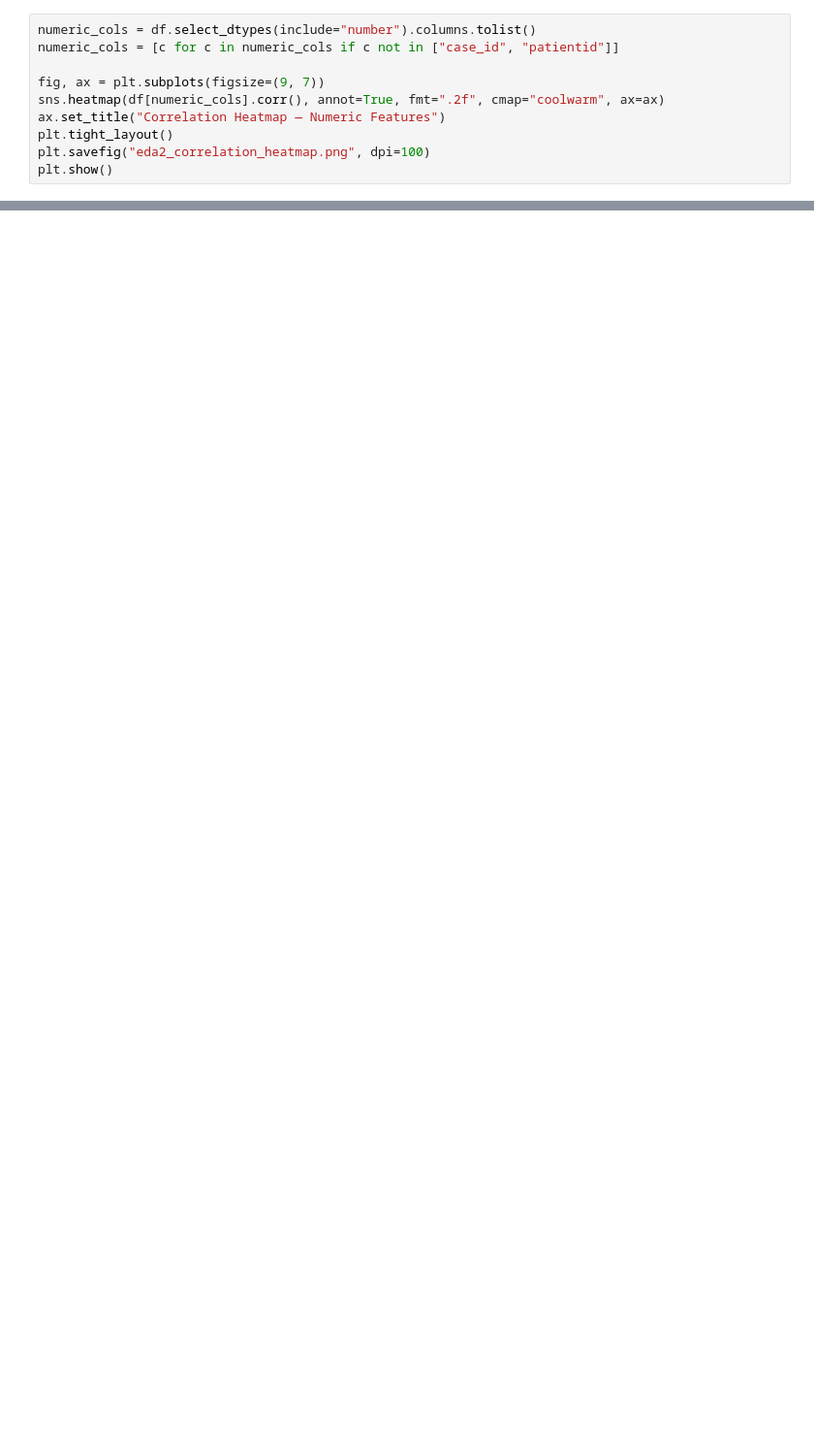
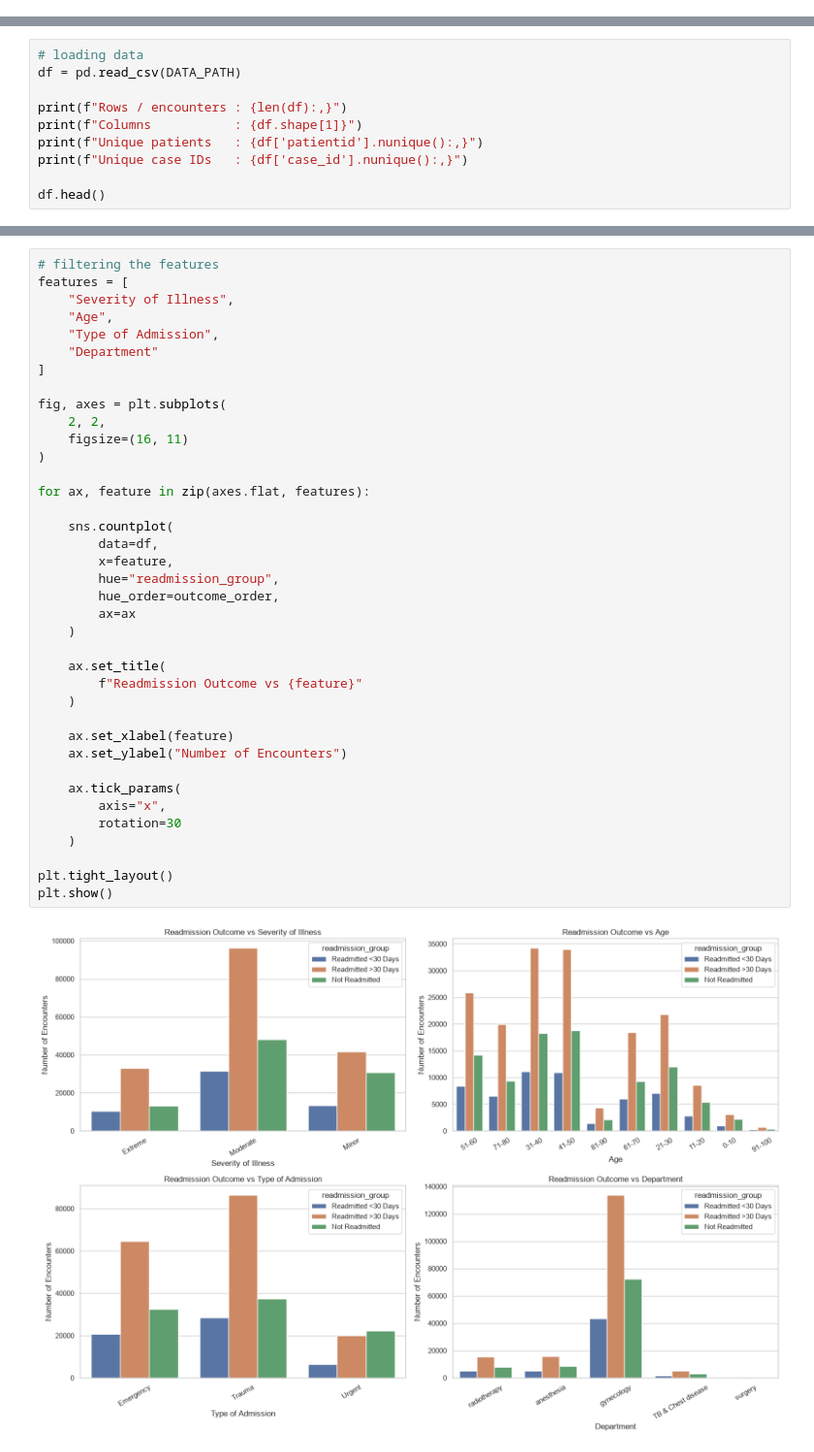
Before and after one commit to Shahazadi-Shaguftha-Syed/Hospital_Readmission_Predictor, a Jupyter notebook: notebooks/01_eda.ipynb, the cells around one changed output, grey strips where cells are left out. Shown at 97% size. Cells and saved outputs as stored; diff of their text form; blank space fills up the shorter version.

```diff
--- a/notebooks/01_eda.ipynb
+++ b/notebooks/01_eda.ipynb
@@ -101,10 +10,0 @@ plt.show()
-# %%
-numeric_cols = df.select_dtypes(include="number").columns.tolist()
-numeric_cols = [c for c in numeric_cols if c not in ["case_id", "patientid"]]
-
-fig, ax = plt.subplots(figsize=(9, 7))
-sns.heatmap(df[numeric_cols].corr(), annot=True, fmt=".2f", cmap="coolwarm", ax=ax)
-ax.set_title("Correlation Heatmap — Numeric Features")
-plt.tight_layout()
-plt.savefig("eda2_correlation_heatmap.png", dpi=100)
-plt.show()
@@ -112,0 +11,10 @@ plt.show()
+# %%
+# loading data
+df = pd.read_csv(DATA_PATH)
+
+print(f"Rows / encounters : {len(df):,}")
+print(f"Columns           : {df.shape[1]}")
+print(f"Unique patients   : {df['patientid'].nunique():,}")
+print(f"Unique case IDs   : {df['case_id'].nunique():,}")
+
+df.head()
@@ -112,0 +138,40 @@ plt.show()
+# %%
+# filtering the features
+features = [
+    "Severity of Illness",
+    "Age",
+    "Type of Admission",
+    "Department"
+]
+
+fig, axes = plt.subplots(
+    2, 2,
+    figsize=(16, 11)
+)
+
+for ax, feature in zip(axes.flat, features):
+
+    sns.countplot(
+        data=df,
+        x=feature,
+        hue="readmission_group",
+        hue_order=outcome_order,
+        ax=ax
+    )
+
+    ax.set_title(
+        f"Readmission Outcome vs {feature}"
+    )
+
+    ax.set_xlabel(feature)
+    ax.set_ylabel("Number of Encounters")
+
+    ax.tick_params(
+        axis="x",
+        rotation=30
+    )
+
+plt.tight_layout()
+plt.show()
+# %% [output]
+[figure, added]
```
Also changed, not shown: parts of 16 cells of this notebook.
